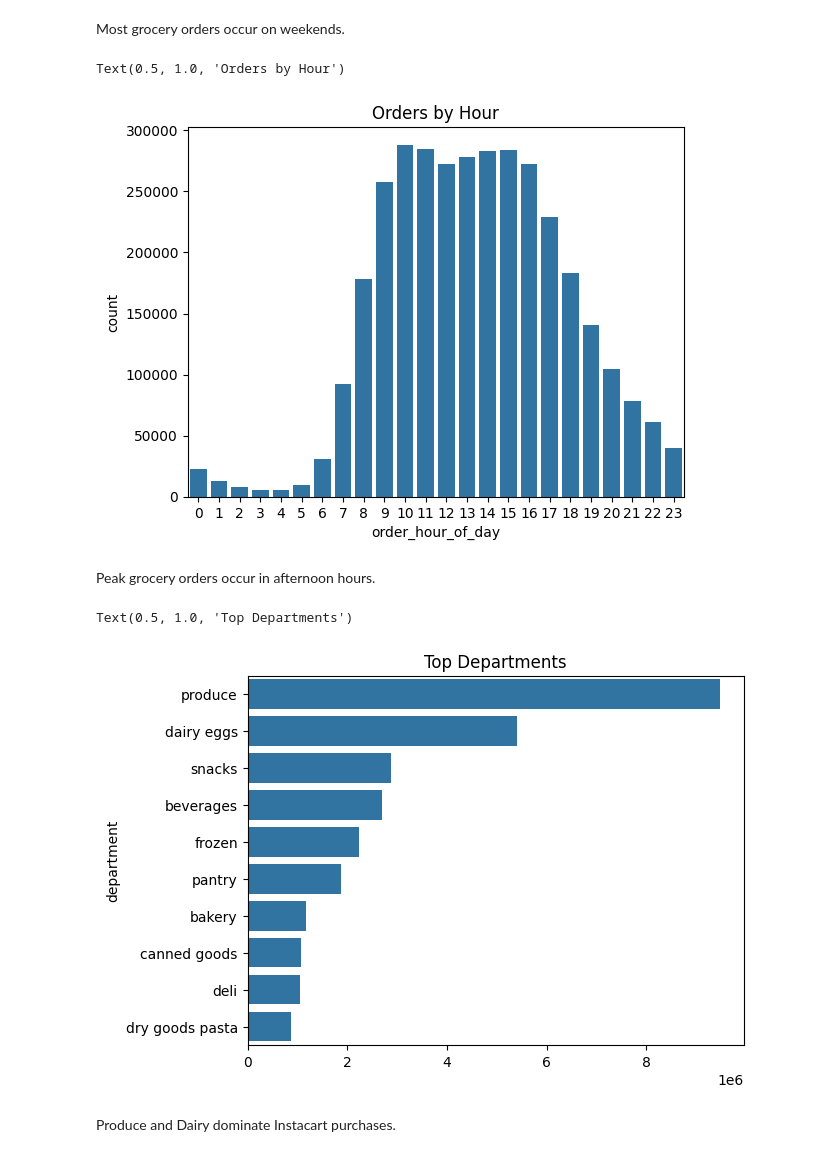
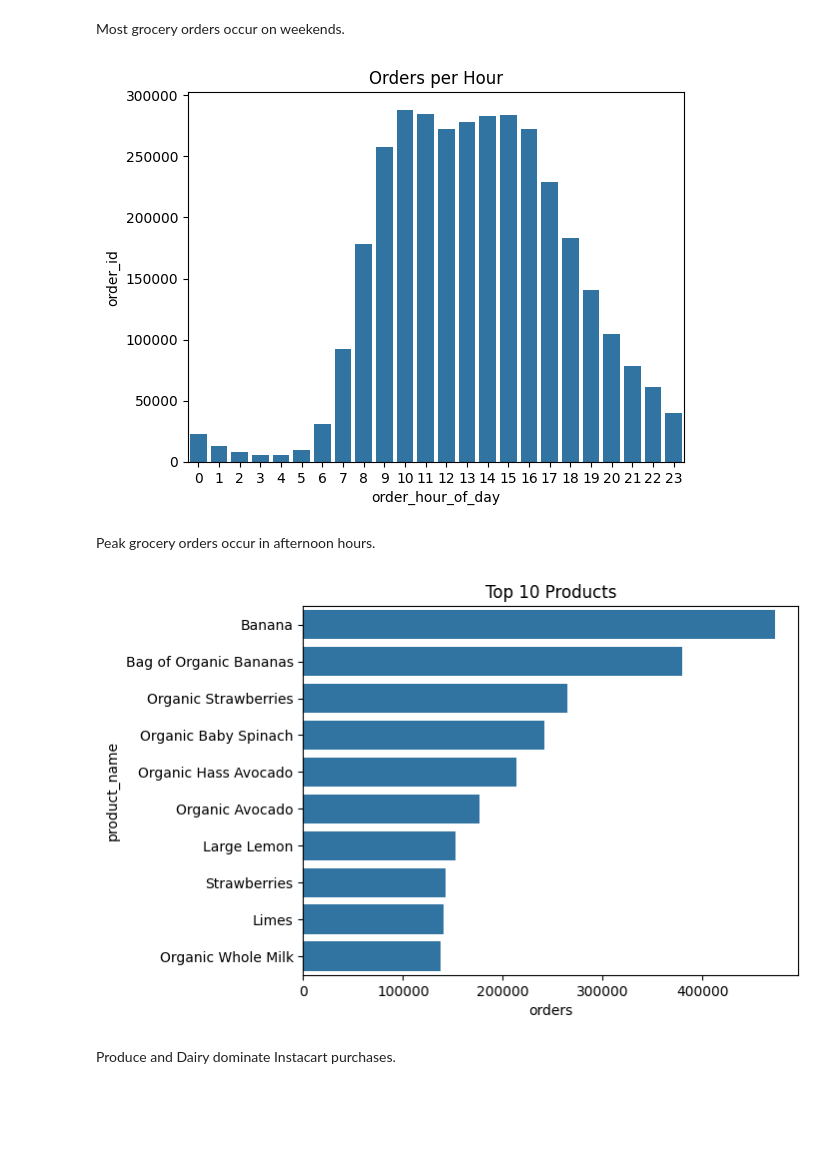
Before and after one commit to ThiwankaKT/ML_Project, a Jupyter notebook: shopping_analysis.ipynb, the cells around one changed output. Cells and saved outputs as stored; diff of their text form; code cells hidden in the pictures; blank space fills up the shorter version.

```diff
--- a/shopping_analysis.ipynb
+++ b/shopping_analysis.ipynb
@@ -33,12 +31,11 @@ departments = pd.read_csv("datasets/departments.csv")
 # %%
-# Merge datasets for analysis
-order_details = order_products_prior.merge(products,on="product_id")
-
-order_details = order_details.merge(aisles,on="aisle_id")
-
-order_details = order_details.merge(departments,on="department_id")
-
-order_details = order_details.merge(orders,on="order_id")
+# -------------------------
+# Merge datasets for EDA & preprocessing
+# -------------------------
+order_details = order_products_prior.merge(products, on="product_id") \
+                                   .merge(aisles, on="aisle_id") \
+                                   .merge(departments, on="department_id") \
+                                   .merge(orders, on="order_id")
 # %% [markdown]
 ## EDA
 # %%
@@ -53,27 +56,30 @@ Text(0.5, 1.0, 'Orders by Day of Week')
 # %% [markdown]
 Most grocery orders occur on weekends.
 # %%
+# Orders per hour
+orders_per_hour = orders.groupby("order_hour_of_day")["order_id"].count().reset_index()
+orders_per_hour.to_csv("orders_per_hour.csv", index=False)
+
 plt.figure()
-
-sns.countplot(x="order_hour_of_day",data=orders)
-
-plt.title("Orders by Hour")
+sns.barplot(x="order_hour_of_day", y="order_id", data=orders_per_hour)
+plt.title("Orders per Hour")
+plt.show()
 # %% [output]
-Text(0.5, 1.0, 'Orders by Hour')
-[figure, old version]
+[figure, new version]
 # %% [markdown]
 Peak grocery orders occur in afternoon hours.
 # %%
-top_dept = order_details["department"].value_counts().head(10)
+# Top products
+top_products = order_details["product_name"].value_counts().head(10).reset_index()
+top_products.columns = ["product_name","orders"]
+top_products.to_csv("top_products.csv", index=False)
 
 plt.figure()
-
-sns.barplot(x=top_dept.values,y=top_dept.index)
-
-plt.title("Top Departments")
+sns.barplot(x="orders", y="product_name", data=top_products)
+plt.title("Top 10 Products")
+plt.show()
 # %% [output]
-Text(0.5, 1.0, 'Top Departments')
-[figure, old version]
+[figure, new version]
 # %% [markdown]
 Produce and Dairy dominate Instacart purchases.
 # %%
```
Also changed, not shown: parts of 25 cells of this notebook, 9 other files.
